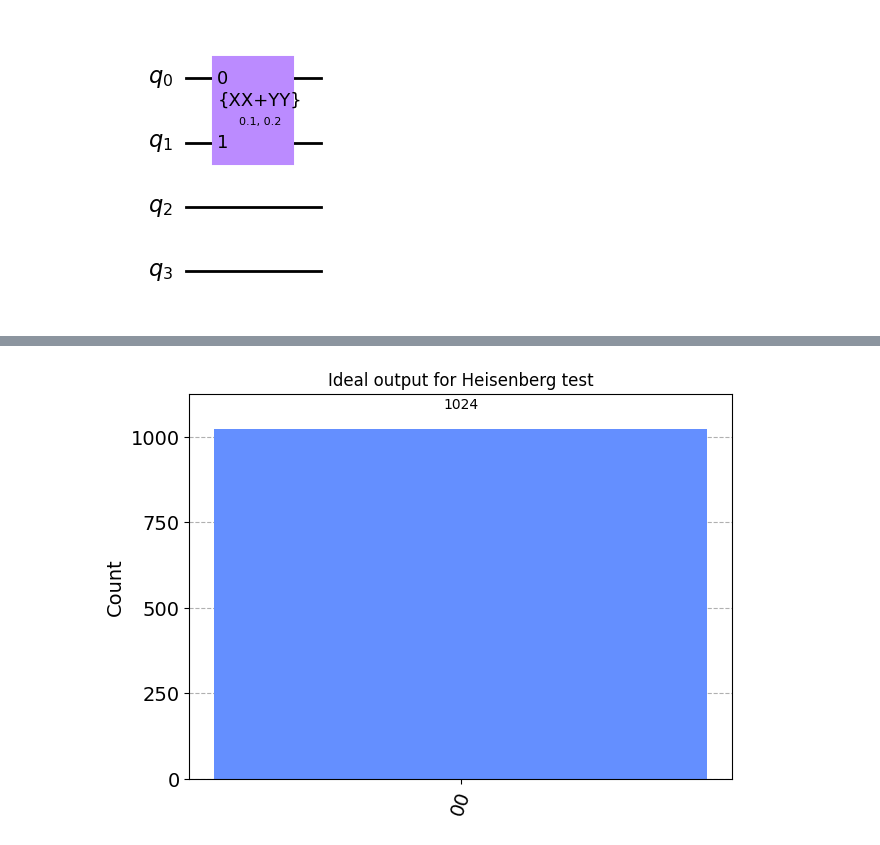
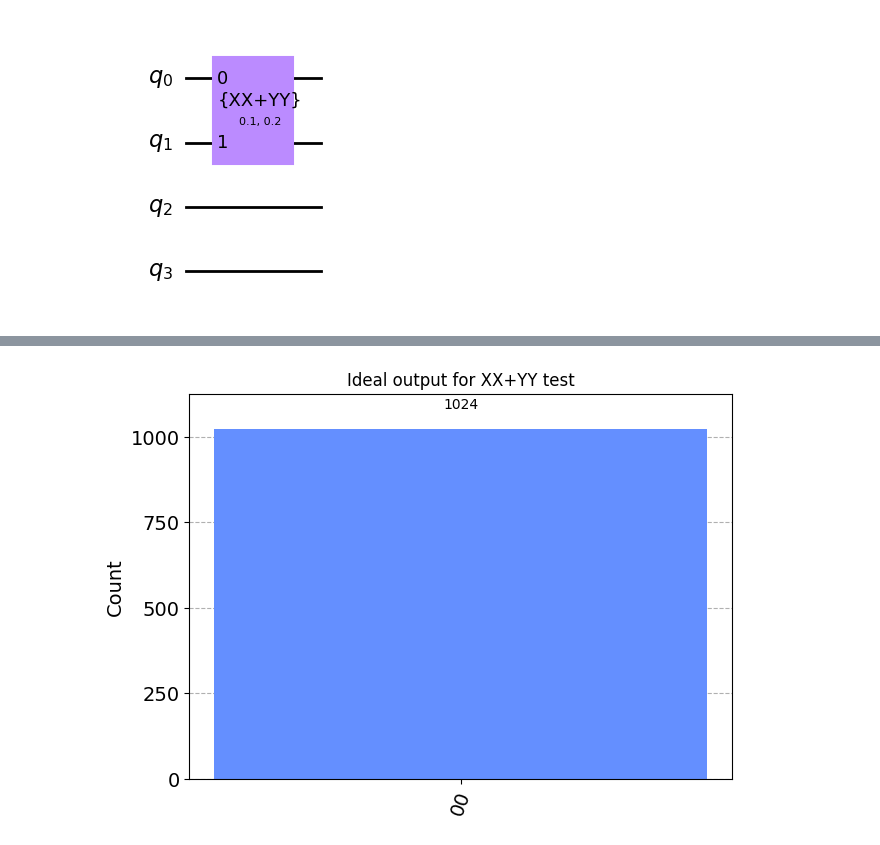
Before and after one commit to thilomueller/QETU, a Jupyter notebook: test_transpiler.ipynb, the cells around one changed output, grey strips where cells are left out. Cells and saved outputs as stored; diff of their text form; code cells hidden in the pictures.

```diff
--- a/test_transpiler.ipynb
+++ b/test_transpiler.ipynb
@@ -56,14 +56,14 @@ test_circ.draw("mpl")
 # %%
 # Create ideal simulator backend and transpile circuit
 sim_ideal = AerSimulator()
 t_test_circ = transpile(test_circ, sim_ideal)
 
 ideal_result = sim_ideal.run(t_test_circ).result()
 ideal_counts = ideal_result.get_counts(0)
 plot_histogram(ideal_counts,
-               title='Ideal output for Heisenberg test')
+               title='Ideal output for XX+YY test')
 # %% [output]
-[figure, old version]
+[figure, new version]
 # %%
 # Create noisy simulator and transpile circuit
 wmi_backend = FakeWMI()
```
Also changed, not shown: parts of 3 cells of this notebook.
